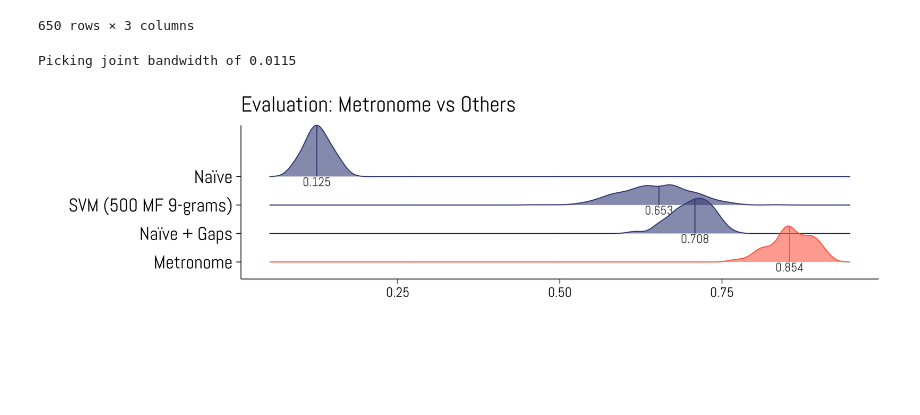
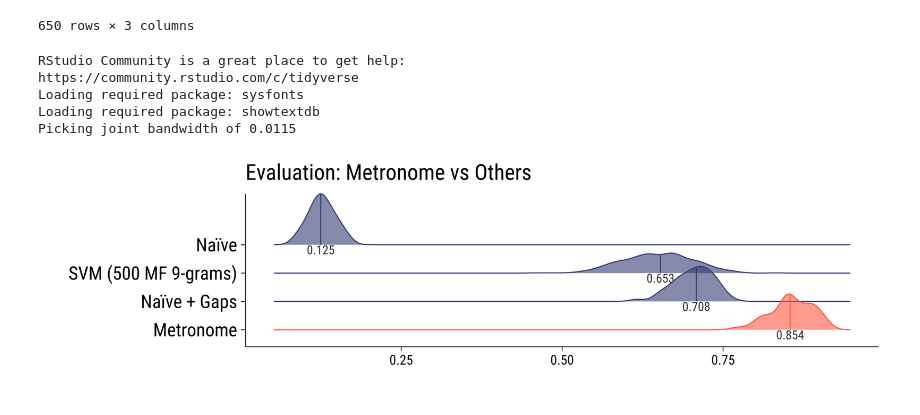
Before and after one commit to bnagy/metronome-paper, a Jupyter notebook: repro/evaluation.ipynb, the cells around one changed output. Saved outputs shown, nothing was run; the diff lists cells and outputs as text; code cells hidden in the pictures; blank space fills up the shorter version.

```diff
--- a/repro/evaluation.ipynb
+++ b/repro/evaluation.ipynb
@@ -353,7 +353,7 @@ library(paletteer)
 library(ggplot2)
 library(showtext)
 library(forcats)
-font_add_google("Abel", "fnt")
+font_add_google("Roboto Condensed", "fnt")
 showtext_auto()
 
 plt <- c(
@@ -373,31 +373,35 @@ ggridges::stat_density_ridges(
     alpha = .6, quantile_lines=T, quantiles=2, linewidth=0.3
 ) +
 scale_colour_manual(values=plt) +
 scale_fill_manual(values=plt) +
 theme_bw() +
 xlab("") +
 ylab("") +
 ggtitle("Evaluation: Metronome vs Others") +
 theme(
     panel.border = element_blank(),
     legend.position='none',
     panel.background = element_rect(fill = bgcol,color=bgcol),
     plot.background = element_rect(fill = bgcol,color=bgcol),
     plot.title = element_text( size=13, family="fnt", color=fgcol),
     axis.line.x=element_line(linewidth=0.2,color=fgcol),
     axis.line.y=element_line(linewidth=0.2,color=fgcol),
     axis.ticks.x=element_line(linewidth=0.2,color=fgcol),
     axis.ticks.y=element_line(linewidth=0.2,color=fgcol),
     axis.text.x=element_text(size=8, family="fnt", color=fgcol),
     axis.text.y=element_text(size=11, family="fnt", color=fgcol),
     panel.grid.major = element_blank(),
     panel.grid.minor = element_blank(),
 )
 
 # fn <- "../paper/figures/evaluation.pdf"
 # ggsave(fn, dpi=600, width=7, height=2, device=cairo_pdf)
 
 p
 # %% [output]
+RStudio Community is a great place to get help:
+https://community.rstudio.com/c/tidyverse
+Loading required package: sysfonts
+Loading required package: showtextdb
 Picking joint bandwidth of 0.0115
-[figure, old version]
+[figure, new version]
```
Also changed, not shown: 1 other file.
